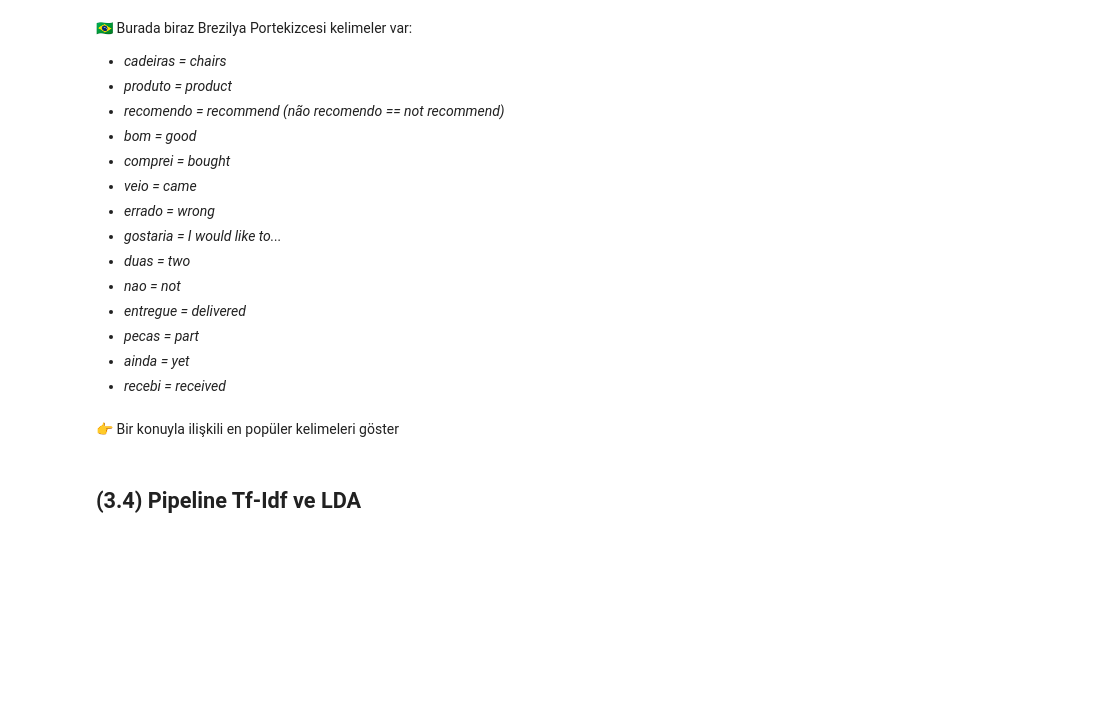
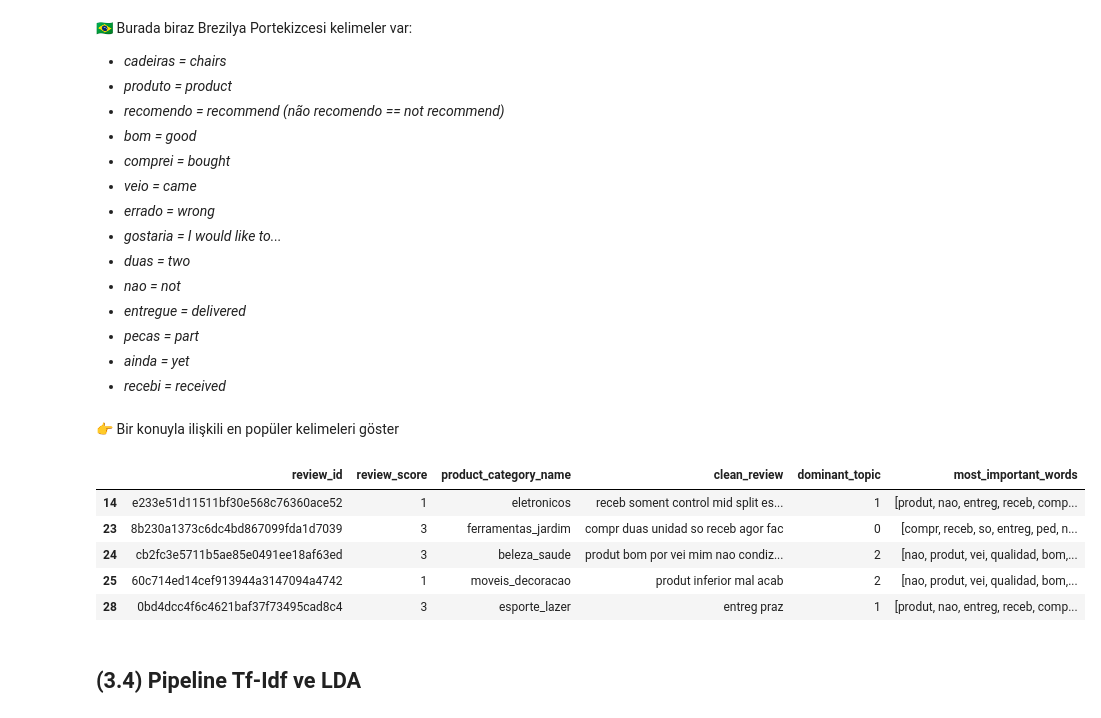
Before and after one commit to selencimen/S18D1-S-Data-bad_reviews_analysis, a Jupyter notebook: nlp_olist_bad_reviews.ipynb, the cells around one changed output. Drawn from its saved outputs; the diff is of its cells as text; code cells hidden in the pictures; blank space fills up the shorter version.

Commit message:
NLP analysis on bad reviews completed (LDA, categories, insights)

```diff
--- a/nlp_olist_bad_reviews.ipynb
+++ b/nlp_olist_bad_reviews.ipynb
@@ -89,0 +149,3 @@ df.head()
+# %%
+doc_topic = lda.transform(X)
+doc_topic[:5]
@@ -93,0 +160,3 @@ df.head()
+# %%
+bad_reviews['dominant_topic'] = doc_topic.argmax(axis=1)
+bad_reviews[['review_score', 'product_category_name', 'dominant_topic']].head()
@@ -142,13 +228,37 @@ def print_topics(vectorizer, model, topwords):
+# %%
+# Her topic için en önemli kelimeleri çıkar
+topic_word_mixture = {}
+
+feature_names = vectorizer.get_feature_names_out()
+
+for topic_idx, topic in enumerate(lda.components_):
+    top_words = [
+        feature_names[i]
+        for i in topic.argsort()[:-11:-1]
+    ]
+    topic_word_mixture[topic_idx] = top_words
 # %%
-df["most_important_words"] = df["most_important_topic"].apply(lambda i: topic_word_mixture[i])
+bad_reviews['most_important_words'] = bad_reviews['dominant_topic'].apply(
+    lambda i: topic_word_mixture[i]
+)
 # %%
-df[["review_id",
+bad_reviews[
+    [
+        "review_id",
         "review_score",
         "product_category_name",
-        "full_review_cleaned",
-        "most_important_topic",
-        "most_important_words"]
-      ].head()
+        "clean_review",
+        "dominant_topic",
+        "most_important_words"
+    ]
+].head()
+# %% [output]
+|  | review_id | review_score | product_category_name | clean_review | dominant_topic | most_important_words |
+| 14 | e233e51d11511bf30e568c76360ace52 | 1 | eletronicos | receb soment control mid split es... | 1 | [produt, nao, entreg, receb, comp... |
+| 23 | 8b230a1373c6dc4bd867099fda1d7039 | 3 | ferramentas_jardim | compr duas unidad so receb agor fac | 0 | [compr, receb, so, entreg, ped, n... |
+| 24 | cb2fc3e5711b5ae85e0491ee18af63ed | 3 | beleza_saude | produt bom por vei mim nao condiz... | 2 | [nao, produt, vei, qualidad, bom,... |
+| 25 | 60c714ed14cef913944a3147094a4742 | 1 | moveis_decoracao | produt inferior mal acab | 2 | [nao, produt, vei, qualidad, bom,... |
+| 28 | 0bd4dcc4f6c4621baf37f73495cad8c4 | 3 | esporte_lazer | entreg praz | 1 | [produt, nao, entreg, receb, comp... |
 # %% [markdown]
 ## (3.4) Pipeline Tf-Idf ve LDA
 # %%
```
Also changed, not shown: parts of 48 cells of this notebook.
